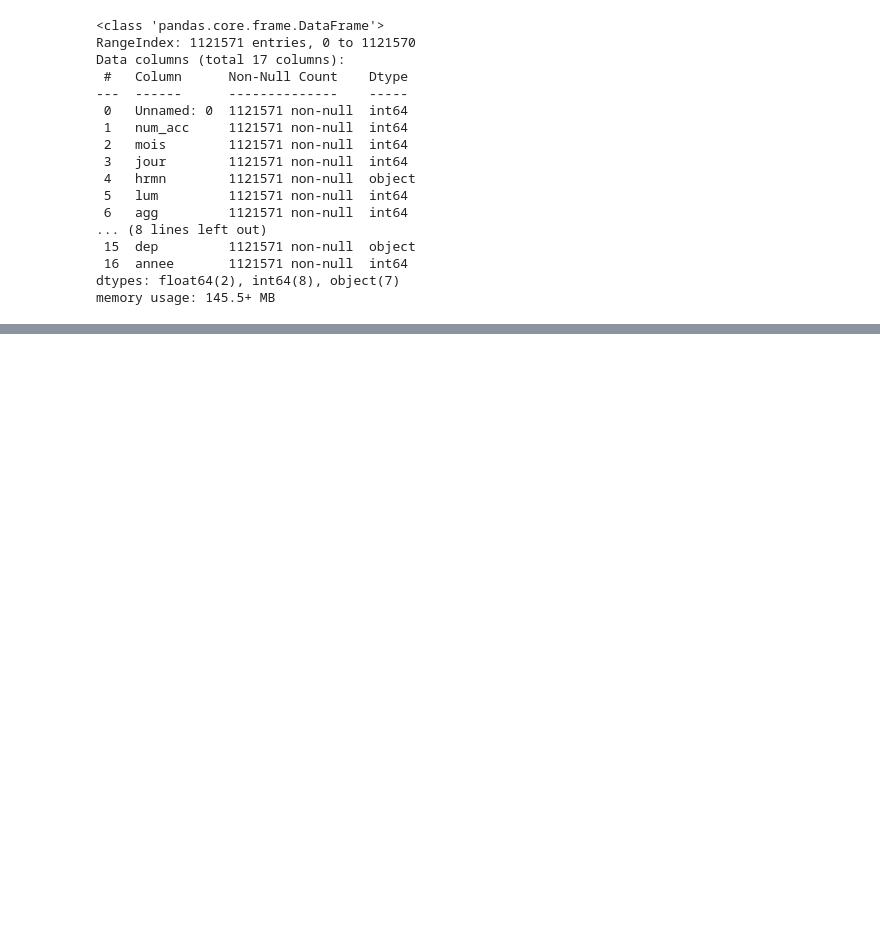
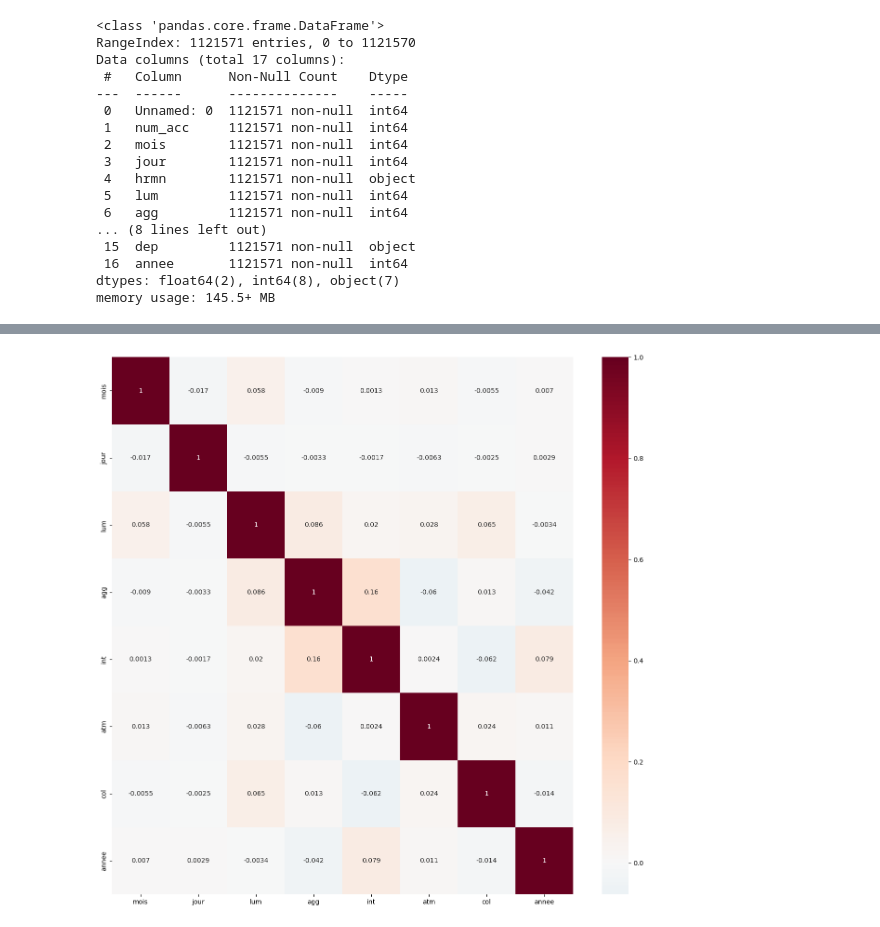
Before and after one commit to DataScientest-Studio/MAR23_CDS_Accidents_Routier-, a Jupyter notebook: notebooks/caracteristiques.ipynb, the cells around one changed output, grey strips where cells are left out. Saved outputs shown, nothing was run; the diff lists cells and outputs as text; code cells hidden in the pictures; blank space fills up the shorter version.

```diff
--- a/notebooks/caracteristiques.ipynb
+++ b/notebooks/caracteristiques.ipynb
@@ -379,13 +54,0 @@ plt.title("Nombre d'accident par jour de la semaine");
-# %%
-# Nombre d'accidents selon l'heure de la journée
-
-carac['heure'] = carac['hrmn']//100
-# carac['minutes'] = carac['hrmn']%100
-
-sns.countplot(x=carac['heure'])
-# carac.groupby('heure').agg({'Num_Acc': 'count'}).plot.bar()
-
-plt.xticks([0, 6, 12, 18, 24], ['Minuit', '6h', 'Midi', '18h', 'Minuit'])
-plt.title("Nombre d'accident par heure de la journée");
-
-## ERREUR DE CODE A PRIORI - PAS D'AFFICHAGE!
@@ -744,0 +121,10 @@ dtype: int64
+# %%
+# 5. Remplacement des valeurs manquantes
+# Les variables explicatives 'adr', 'gps', 'lat' et 'long' de type catégorielle peuvent être remplacées soit :
+# avec le mode (la modalité la plus fréquente) : non pertinent dans le cas présent
+# par une constante 0 ou -1
+
+carac['long'] = carac['long'].fillna(0)
+carac['lat'] = carac['lat'].fillna(0)
+carac['gps'] = carac['gps'].fillna(0)
+carac['adr'] = carac['adr'].fillna(0)
@@ -744,0 +162,4 @@ dtype: int64
+# %%
+# 8. On redéfinit l'index de notre DataFrame carac avec le numéro d'identifiant de l'accident
+carac.index = carac['num_acc']
+display(carac.head())
@@ -744,0 +174,4 @@ dtype: int64
+# %%
+# 9. On supprime les colonnes 'Unnamed: 0' et 'num_acc'
+carac = carac.drop(['Unnamed: 0', 'num_acc'], axis=1)
+display(carac.head())
@@ -744,0 +202,9 @@ dtype: int64
+# %%
+# Heatmap de corrélations entre toutes les variables du DataFrame carac permetttant de repérer les variables importantes
+# et celles colinéaires entre elles
+correlation_matrix = carac.corr()
+plt.figure(figsize=(16, 15))
+sns.heatmap(correlation_matrix, annot=True, cmap='RdBu_r', center=0)
+plt.show()
+# %% [output]
+[figure, added]
```
Also changed, not shown: parts of 105 cells of this notebook.
